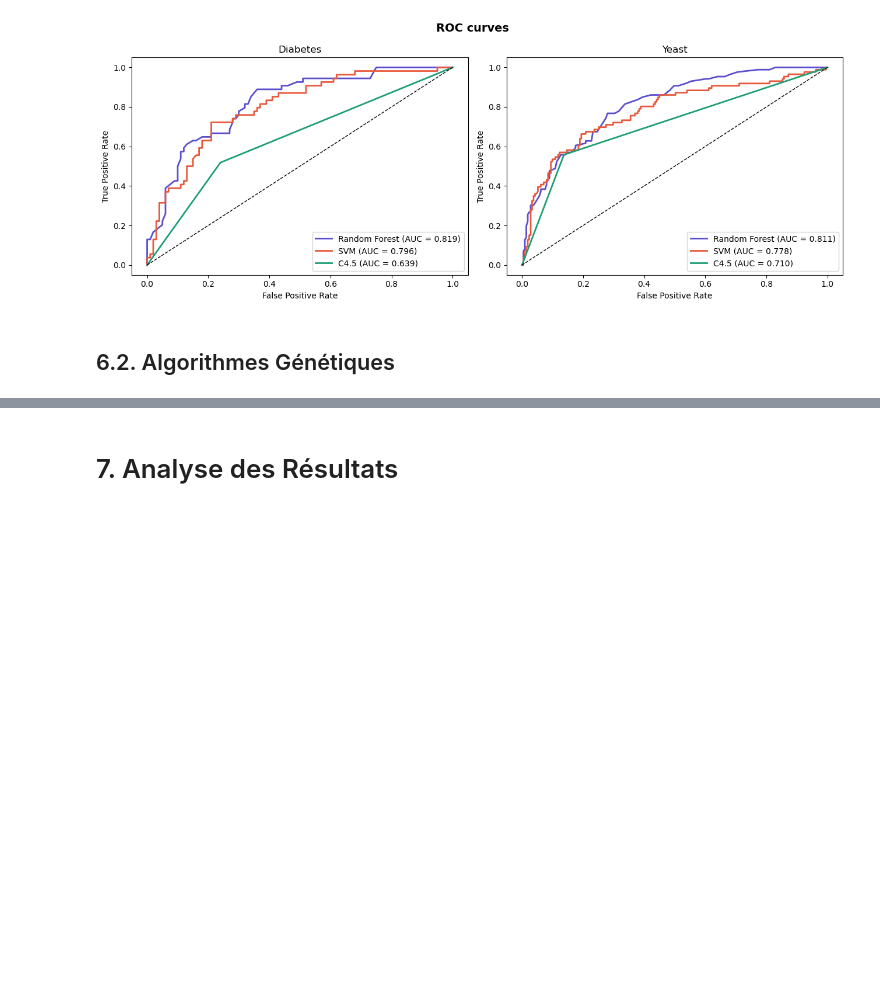
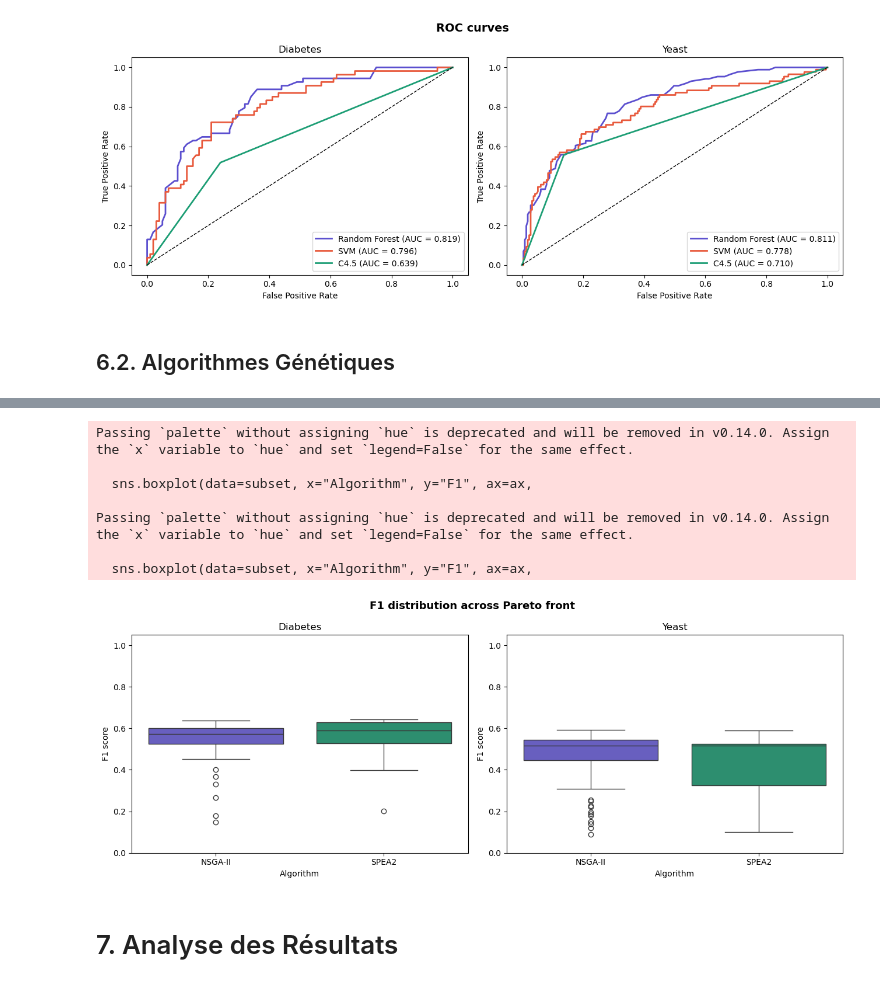
Before and after one commit to mrdedede/projet-oafd, a Jupyter notebook: classif_multi.ipynb, the cells around one changed output, grey strips where cells are left out. Drawn from its saved outputs; the diff is of its cells as text; code cells hidden in the pictures; blank space fills up the shorter version.

```diff
--- a/classif_multi.ipynb
+++ b/classif_multi.ipynb
@@ -344,2 +523,27 @@ plt.show()
+# %%
+# GÉNÉRÉ PAR L'IA
+fig, axes = plt.subplots(1, 2, figsize=(13, 5))
+fig.suptitle("F1 distribution across Pareto front", fontsize=13, fontweight='bold')
+
+for ax, dataset_name in zip(axes, ["Diabetes", "Yeast"]):
+    subset = df_results[df_results["Dataset"] == dataset_name]
+    sns.boxplot(data=subset, x="Algorithm", y="F1", ax=ax,
+                palette={"NSGA-II": "#5B4FCF", "SPEA2": "#1D9E75"})
+    ax.set_title(dataset_name)
+    ax.set_ylim(0, 1.05)
+    ax.set_ylabel("F1 score")
+
+plt.tight_layout()
+plt.savefig("f1_boxplot.png", dpi=150)
+plt.show()
+# %% [output]
+Passing `palette` without assigning `hue` is deprecated and will be removed in v0.14.0. Assign the `x` variable to `hue` and set `legend=False` for the same effect.
+
+  sns.boxplot(data=subset, x="Algorithm", y="F1", ax=ax,
+
+Passing `palette` without assigning `hue` is deprecated and will be removed in v0.14.0. Assign the `x` variable to `hue` and set `legend=False` for the same effect.
+
+  sns.boxplot(data=subset, x="Algorithm", y="F1", ax=ax,
+[figure, added]
 # %% [markdown]
 # 7. Analyse des Résultats
```
Also changed, not shown: parts of 15 cells of this notebook.
